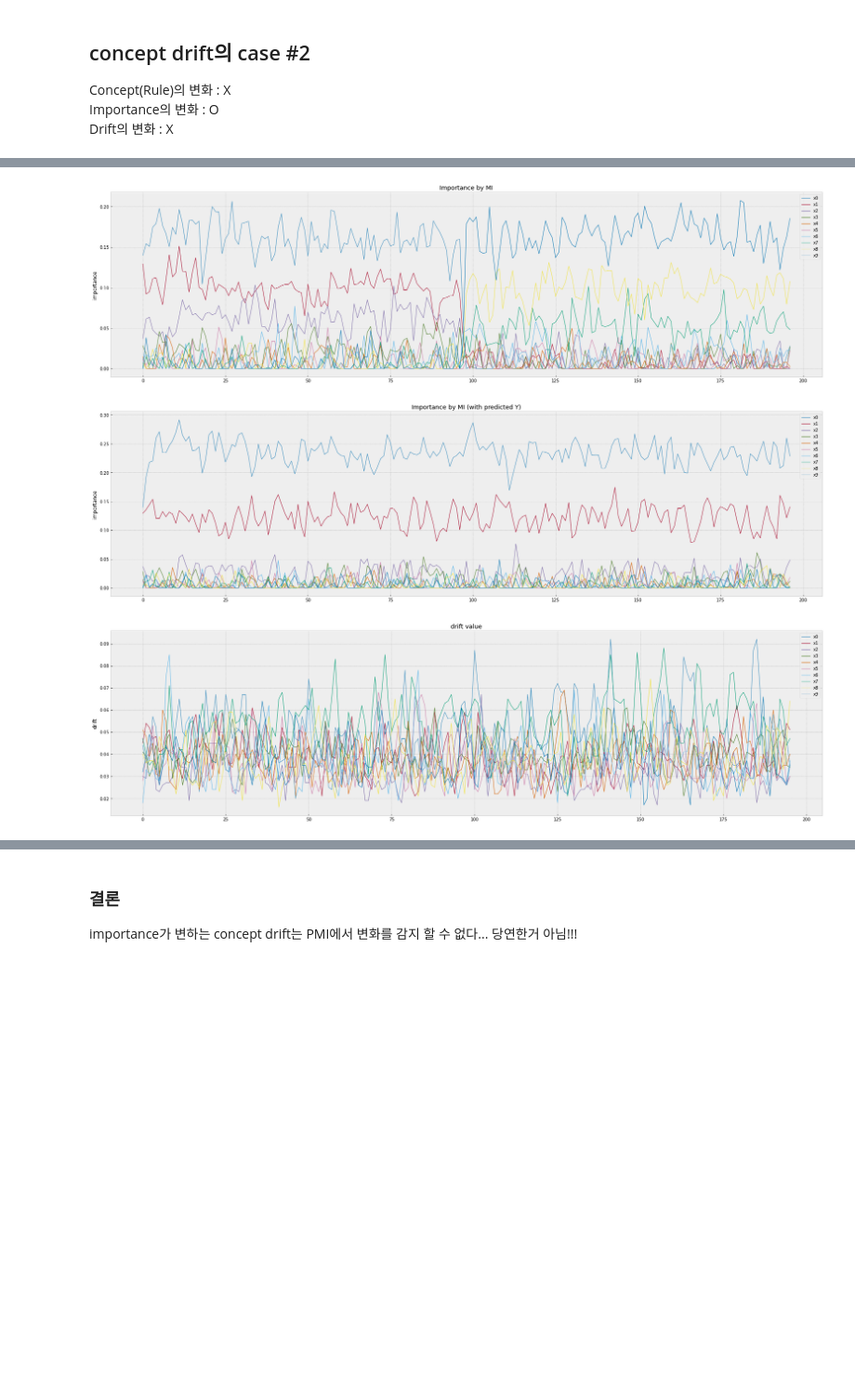
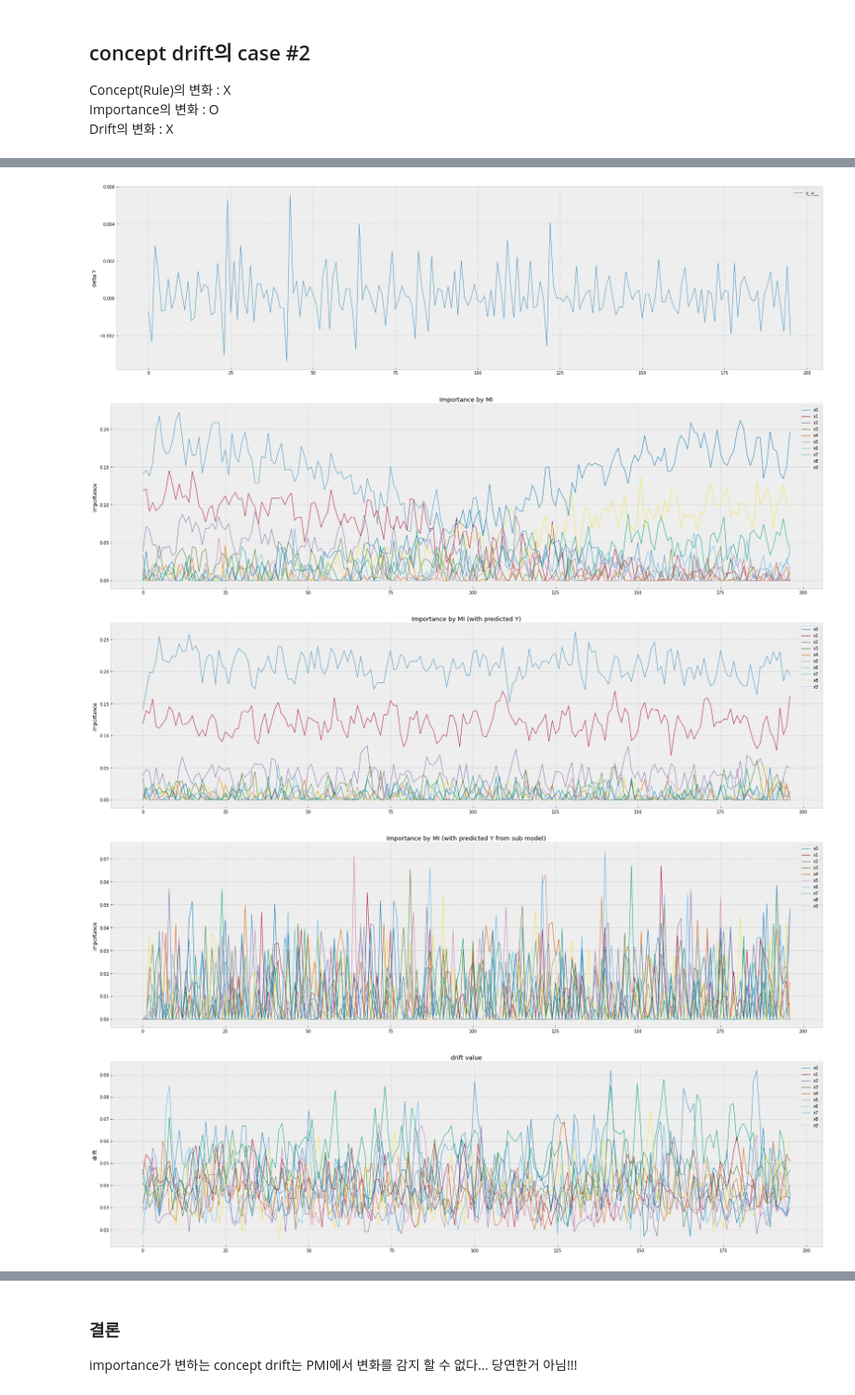
Before and after one commit to dolmani38/concept_drift, a Jupyter notebook: 새로운 가정_0209.ipynb, the cells around one changed output, grey strips where cells are left out. Shown at 93% size. Cells and saved outputs as stored; diff of their text form; code cells hidden in the pictures; blank space fills up the shorter version.

```diff
--- a/새로운 가정_0209.ipynb
+++ b/새로운 가정_0209.ipynb
@@ -91,8 +91,8 @@ means = [1,1,1,1,1,1,1,1,1,1]
 # 난수의 표준편차
 stds1 =  [1,1,1,1,1,1,1,1,1,1]
 # feature의 가중치
-wss1 =   [5,4,3,2,1,1,1,0,0,0]
-wss2 =   [0,0,0,1,1,1,2,3,4,5]
+wss1 =   [5,4,3,2,1,0,0,0,0,0]
+wss2 =   [0,0,0,0,0,1,2,3,4,5]
 # drift가 발생하는 feature
 drift_feature = [1,1,-1,1,1,0,-1,1,0,1]
 for f in range(10):
@@ -101,12 +101,16 @@ for f in range(10):
     for i in range(1000):
         for j in range(10):
             data_x[f'x{f}'].extend(means[f] - np.abs(np.random.normal(0,stds1[f]*0.1,10)))
+            '''
             if i < 500:
                 #data_x[f'x{f}'].extend(means[f] - np.abs(np.random.normal(0,stds1[f]*0.1 + (i*0.0001),10)))
                 weight[f'w{f}'].extend(wss1[f]+ np.random.normal(0.0,0.01,10))
             else:
                 #data_x[f'x{f}'].extend(means[f] - np.abs(np.random.normal(0,stds2[f]*0.1 + (i*0.0001),10)))
                 weight[f'w{f}'].extend(wss2[f]+ np.random.normal(0.0,0.01,10))
+            '''
+            ww = i/1000
+            weight[f'w{f}'].extend((wss1[f]*(1-ww) + wss2[f]*ww) + np.random.normal(0.0,0.01,10))
 
 
 for i in range(10000):
@@ -159,0 +166,9 @@ base_score
+# %%
+# train_dataset의 50%로 만든다.
+sub_trainset = trainset[500:]
+sub_train_y = train_y[500:]
+
+sub_business_model = RandomForestClassifier(n_estimators=80,max_depth=5)
+sub_business_model.fit(sub_trainset,sub_train_y)
+base_score = precision_recall_fscore_support(test_y, sub_business_model.predict(testset),average='binary')
+base_score
@@ -191,9 +212,11 @@ plt.show()
 # %%
 import math
+from scipy.special import rel_entr
 
 result = {}
 result['precision'] = []
-result['predicted'] = []
+#result['sub_precision'] = []
+result['y_-y__'] = []
 result['drift'] = []
 
 drifts = {}
@@ -202,8 +225,10 @@ for f in range(10):
 
 #MI
 mi_scores = make_mi_scores(pd.DataFrame(trainset,columns=COLUMNS), train_y, discrete_features="auto")
+print(mi_scores.values.reshape(1,-1))
 imp_df_mi = pd.DataFrame(mi_scores.values.reshape(1,-1),columns=list(mi_scores.keys()))[COLUMNS]
 imp_df_mi2 = pd.DataFrame(mi_scores.values.reshape(1,-1),columns=list(mi_scores.keys()))[COLUMNS]
+imp_df_mi3 = pd.DataFrame(np.zeros((1,10)),columns=list(mi_scores.keys()))[COLUMNS]
 window_size = 1000
 step = 500
 predicted = 0
@@ -212,10 +237,14 @@ for i in range(batch):
     ux = X2[i*step:i*step+window_size]
     uy = Y2[i*step:i*step+window_size]
     y_ = business_model.predict(ux)
+    y__ = sub_business_model.predict(ux[500:])
     f1 = precision_recall_fscore_support(uy,y_ ,average='binary')
+    #f1_ = precision_recall_fscore_support(uy[0:500],y__ ,average='binary')
     drift = __ks_drift(trainset,ux)
     result['precision'].append(f1[0])
-    result['predicted'].append(0.0)
+    #result['sub_precision'].append(f1_[0])
+    ## KL divergence
+    result['y_-y__'].append(np.std(y_) - np.std(y__))
     result['drift'].append(sum(abs(drift[:,0])))
     for idx, dv in enumerate(drift[:,0]):
         drifts[f'x{idx}'].append(dv)
@@ -225,9 +254,15 @@ for i in range(batch):
     tmp_df = pd.DataFrame(mi_scores.values.reshape(1,-1),columns=list(mi_scores.keys()))[COLUMNS]
     imp_df_mi.loc[len(imp_df_mi)] = tmp_df.values.reshape(-1,)
 
+    #PMI
     mi_scores = make_mi_scores(pd.DataFrame(ux,columns=COLUMNS), y_, discrete_features="auto")
     tmp_df = pd.DataFrame(mi_scores.values.reshape(1,-1),columns=list(mi_scores.keys()))[COLUMNS]
     imp_df_mi2.loc[len(imp_df_mi2)] = tmp_df.values.reshape(-1,)
 
+    #SPMI
+    mi_scores = make_mi_scores(pd.DataFrame(ux[500:],columns=COLUMNS), y__, discrete_features="auto")
+    tmp_df = pd.DataFrame(mi_scores.values.reshape(1,-1),columns=list(mi_scores.keys()))[COLUMNS]
+    imp_df_mi3.loc[len(imp_df_mi3)] = tmp_df.values.reshape(-1,)
+
     print(f"\r{i+1}/{batch} f1:{f1[0]:.4f}", end="", flush=True)
 # %% [output]
@@ -236,7 +273,11 @@ for i in range(batch):
 plt.style.use('bmh')
 
 result_df = pd.DataFrame(result)
+#result_df[['precision','sub_precision']].plot(ylabel='precision',linewidth=1,figsize=(30,8))
 result_df['precision'].plot(ylabel='precision',linewidth=1,figsize=(30,8))
+
+result_df[['y_-y__']].plot(ylabel='delta Y',linewidth=1,figsize=(30,8))
+
 
 ax = imp_df_mi.plot(ylabel='importance',linewidth=1,figsize=(30,8),legend=True)
 ax.set_title("Importance by MI",color='black')
@@ -248,6 +289,11 @@ ax.set_title("Importance by MI (with predicted Y)",color='black')
 ax.legend(bbox_to_anchor=(1.0, 1.0))
 ax.plot()
 
+ax = imp_df_mi3.plot(ylabel='importance',linewidth=1,figsize=(30,8),legend=True)
+ax.set_title("Importance by MI (with predicted Y from sub model)",color='black')
+ax.legend(bbox_to_anchor=(1.0, 1.0))
+ax.plot()
+
 tmp_df = pd.DataFrame(drifts)
 
 ax = tmp_df.plot(ylabel='drift',linewidth=1,figsize=(30,8),legend=True)
@@ -260,3 +306,5 @@ ax.plot()
-[figure, old version]
+[figure, new version]
-[figure, old version]
+[figure, new version]
-[figure, old version]
+[figure, new version]
+[figure, added]
+[figure, added]
```
Also changed, not shown: parts of 10 cells of this notebook.
